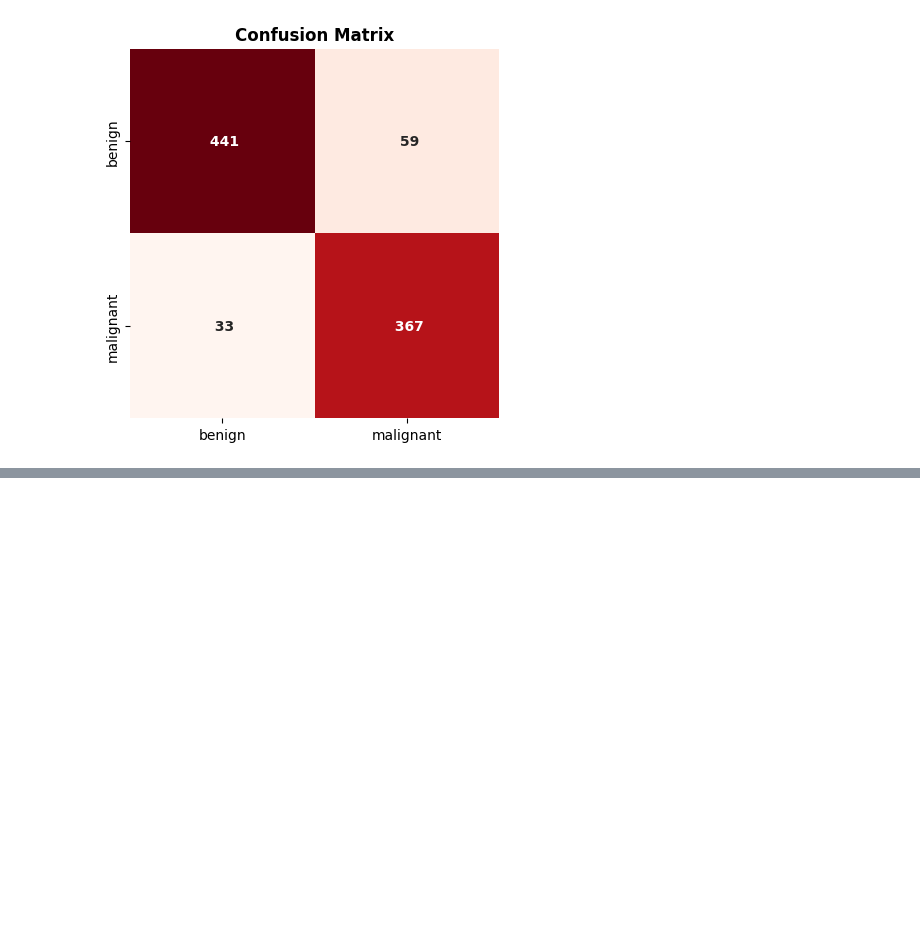
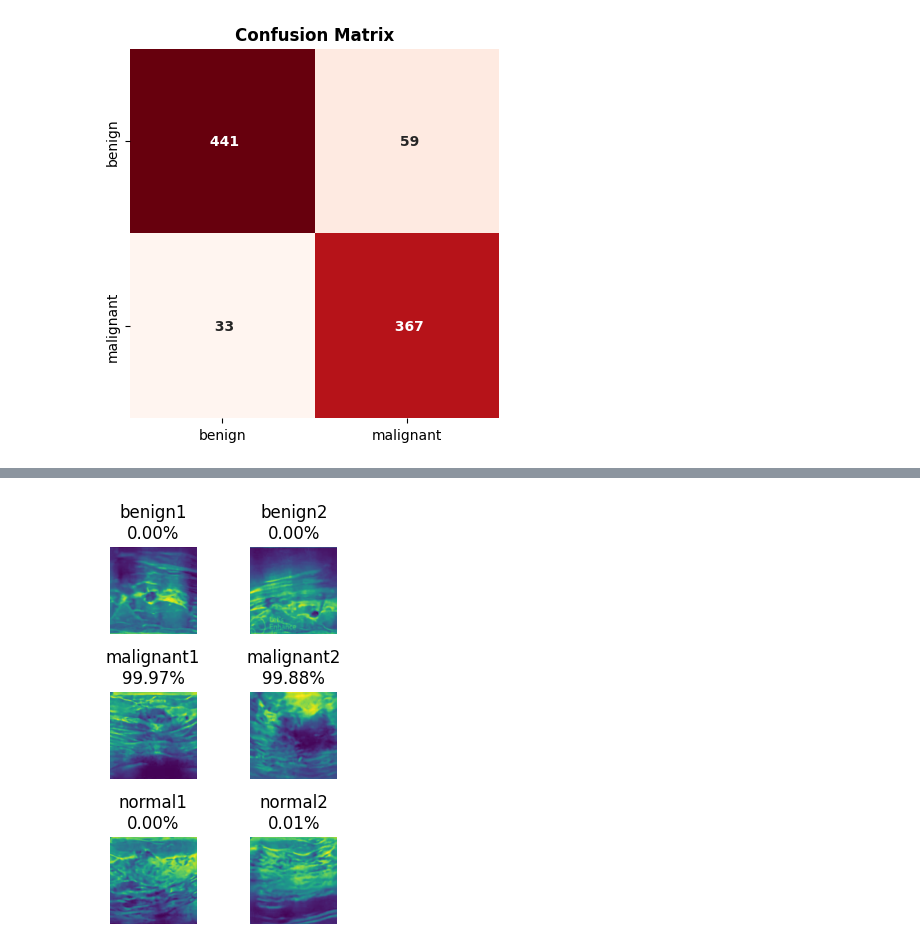
Before and after one commit to ZahraSarrafi/machine-learning-projects, a Jupyter notebook: projects/Breast-Cancer-CNN/src/notebook.ipynb, the cells around one changed output, grey strips where cells are left out. Saved outputs shown, nothing was run; the diff lists cells and outputs as text; code cells hidden in the pictures; blank space fills up the shorter version.

```diff
--- a/projects/Breast-Cancer-CNN/src/notebook.ipynb
+++ b/projects/Breast-Cancer-CNN/src/notebook.ipynb
@@ -486,3 +470,40 @@ plt.title(
 # %% [output]
 Text(0.5, 1.0, 'Confusion Matrix')
 [figure]
+# %%
+# list of paired "friendly name" + "filepath" in a tuple
+all_paired_images: list[tuple[str,str]] = [
+  ("benign1", "../assets/custom-test-asset/image-benign1.png"),
+  ("benign2", "../assets/custom-test-asset/image-benign2.png"),
+  ("malignant1", "../assets/custom-test-asset/image-malignant1.png"),
+  ("malignant2", "../assets/custom-test-asset/image-malignant2.png"),
+  ("normal1", "../assets/custom-test-asset/image-normal1.png"),
+  ("normal2", "../assets/custom-test-asset/image-normal2.png"),
+]
+
+new_image_map: dict[str, np.ndarray] = {} # new loaded image map
+
+for curr_pair in all_paired_images:
+  new_image_map |= _get_img_filepath_to_map([curr_pair[1]]) # load one image file at a time
+
+new_X = np.array(list(map(lambda curr_pair: new_image_map.get(curr_pair[1]), all_paired_images)))
+
+new_y_pred = my_model.predict(new_X) # took 0.3sec to get here
+
+size=1.5
+nrows=3
+ncols=2
+
+plt.subplots(nrows, ncols, figsize=(ncols*size, nrows*size))
+
+for index in range(0, nrows * ncols):
+
+  curr_pair = all_paired_images[index]
+
+  plt.subplot(nrows, ncols, 1 + index)
+  plt.title(f"{curr_pair[0]}\n{new_y_pred[index][0] * 100:.2f}%")
+  plt.imshow(new_image_map[curr_pair[1]])
+  plt.axis('off')
+
+plt.tight_layout() # took 0.7sec to get here
+# %% [output]
@@ -488,0 +511 @@ Text(0.5, 1.0, 'Confusion Matrix')
+[figure, added]
```
Also changed, not shown: parts of 3 cells of this notebook, 7 other files.
